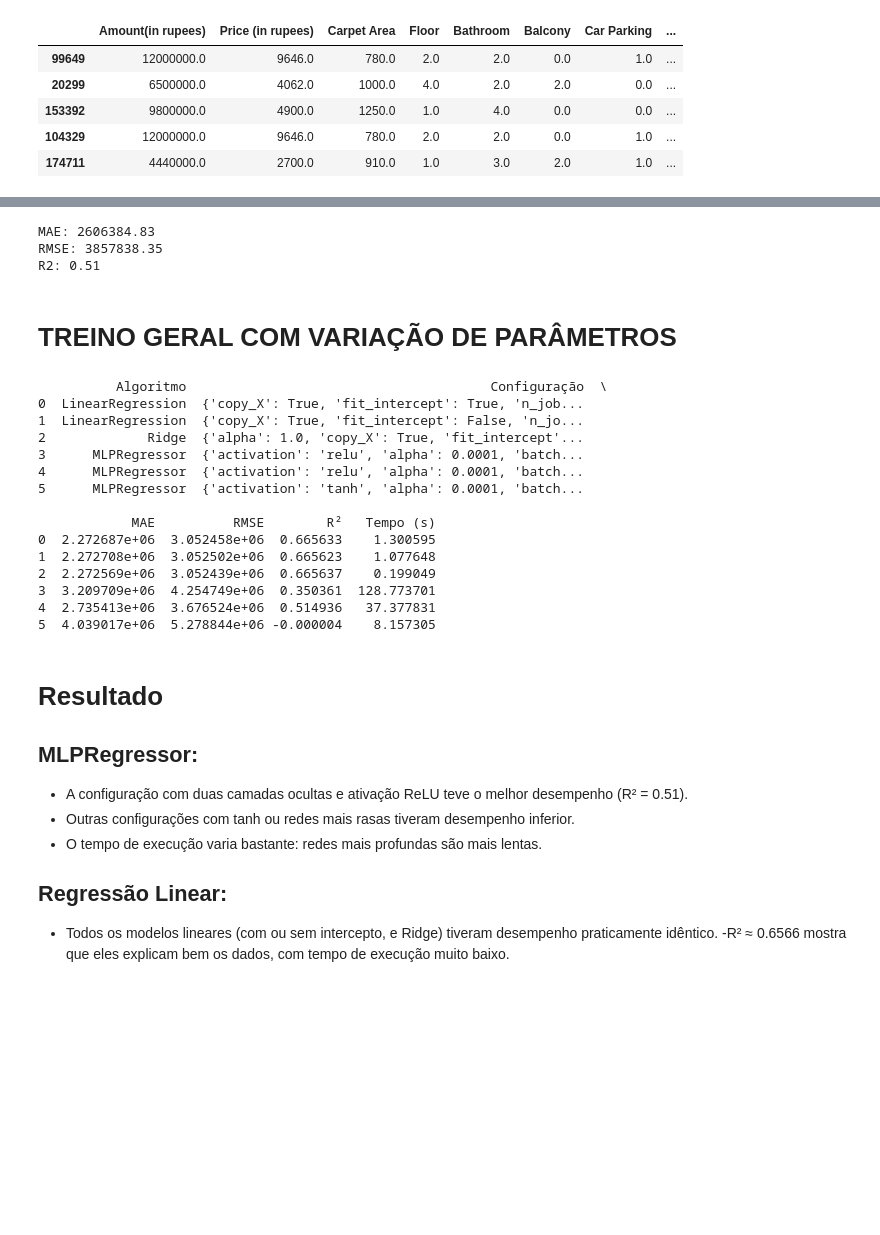
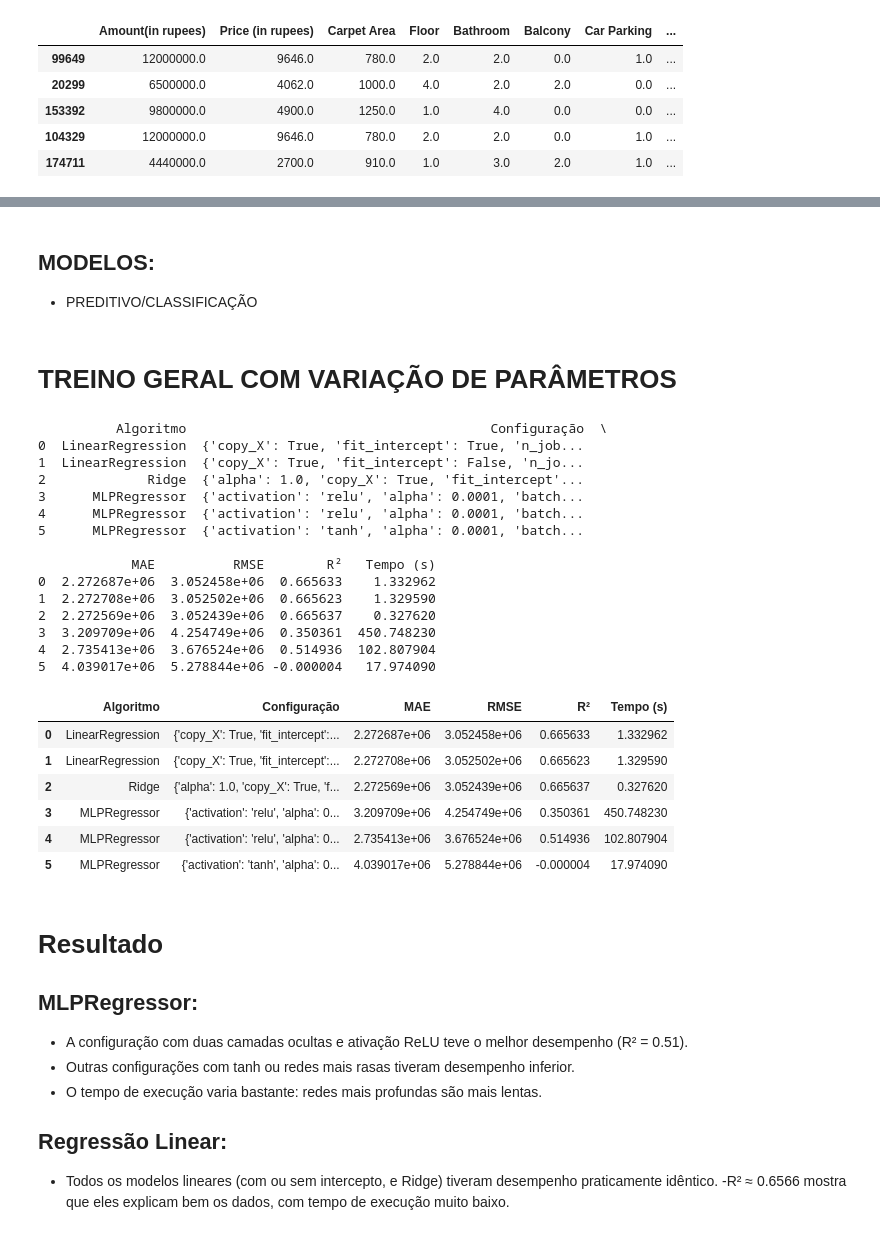
Before and after one commit to Carlos-Eduardo-Ribeiro/projeto-cadeira-inteligencia-artificial-bbc-ufrpe, a Jupyter notebook: main/script.ipynb, the cells around one changed output, grey strips where cells are left out. Saved outputs shown, nothing was run; the diff lists cells and outputs as text; code cells hidden in the pictures; blank space fills up the shorter version.

```diff
--- a/main/script.ipynb
+++ b/main/script.ipynb
@@ -56,3 +67,5 @@ import joblib
+# %%
+df = pd.read_csv(r'..\dados brutos\house_prices.csv')
 # %% [markdown]
 # FUNÇÕES DE TRATAMENTO
 # %%
@@ -163,5 +188,3 @@ def test_avaliate(model, x_val, y_val):
-# %%
-df = pd.read_csv(r'..\dados\house_prices.csv')
 # %% [markdown]
 # ANÁLISE INICIAL
 # %%
@@ -642,10 +630,3 @@ R2: 0.88
 # Divisão dos dados de validação
 x_val = df_validation_encoded.drop(columns=['Amount(in rupees)', 'Price (in rupees)'])
 y_val = df_validation_encoded[['Amount(in rupees)']]
-# %%
-# função para fazer a previsão e avaliar o modelo
-test_avaliate(mlp, x_val, y_val)
-# %% [output]
-MAE: 2606384.83
-RMSE: 3857838.35
-R2: 0.51
@@ -654,33 +633,10 @@ test_avaliate(mlp, x_val, y_val)
+# %% [markdown]
+## MODELOS:
+
+- PREDITIVO/CLASSIFICAÇÃO
 # %% [markdown]
 # TREINO GERAL COM VARIAÇÃO DE PARÂMETROS
 # %%
-import time
-import numpy as np
-import pandas as pd
-from sklearn.metrics import mean_absolute_error, mean_squared_error, r2_score
-from sklearn.linear_model import LinearRegression, Ridge
-from sklearn.neural_network import MLPRegressor
-
-def evaluate_model(model, X_train, X_test, y_train, y_test, name):
-    start = time.time()
-    model.fit(X_train, y_train)
-    y_pred = model.predict(X_test)
-    elapsed = time.time() - start
-
-    mae = mean_absolute_error(y_test, y_pred)
-    mse = mean_squared_error(y_test, y_pred)       # sem 'squared'
-    rmse = np.sqrt(mse)                            # RMSE = sqrt(MSE)
-    r2 = r2_score(y_test, y_pred)
-
-    return {
-        "Algoritmo": name,
-        "Configuração": str(model.get_params()),
-        "MAE": mae,
-        "RMSE": rmse,
-        "R²": r2,
-        "Tempo (s)": elapsed
-    }
-
 # exemplos de modelos
 linear_models = [
     LinearRegression(),
@@ -711,12 +667,22 @@ print(df_results)
 5      MLPRegressor  {'activation': 'tanh', 'alpha': 0.0001, 'batch...
 
             MAE          RMSE        R²   Tempo (s)
-0  2.272687e+06  3.052458e+06  0.665633    1.300595
-1  2.272708e+06  3.052502e+06  0.665623    1.077648
-2  2.272569e+06  3.052439e+06  0.665637    0.199049
-3  3.209709e+06  4.254749e+06  0.350361  128.773701
-4  2.735413e+06  3.676524e+06  0.514936   37.377831
-5  4.039017e+06  5.278844e+06 -0.000004    8.157305
+0  2.272687e+06  3.052458e+06  0.665633    1.332962
+1  2.272708e+06  3.052502e+06  0.665623    1.329590
+2  2.272569e+06  3.052439e+06  0.665637    0.327620
+3  3.209709e+06  4.254749e+06  0.350361  450.748230
+4  2.735413e+06  3.676524e+06  0.514936  102.807904
+5  4.039017e+06  5.278844e+06 -0.000004   17.974090
+# %%
+df_results
+# %% [output]
+|  | Algoritmo | Configuração | MAE | RMSE | R² | Tempo (s) |
+| 0 | LinearRegression | {'copy_X': True, 'fit_intercept':... | 2.272687e+06 | 3.052458e+06 | 0.665633 | 1.332962 |
+| 1 | LinearRegression | {'copy_X': True, 'fit_intercept':... | 2.272708e+06 | 3.052502e+06 | 0.665623 | 1.329590 |
+| 2 | Ridge | {'alpha': 1.0, 'copy_X': True, 'f... | 2.272569e+06 | 3.052439e+06 | 0.665637 | 0.327620 |
+| 3 | MLPRegressor | {'activation': 'relu', 'alpha': 0... | 3.209709e+06 | 4.254749e+06 | 0.350361 | 450.748230 |
+| 4 | MLPRegressor | {'activation': 'relu', 'alpha': 0... | 2.735413e+06 | 3.676524e+06 | 0.514936 | 102.807904 |
+| 5 | MLPRegressor | {'activation': 'tanh', 'alpha': 0... | 4.039017e+06 | 5.278844e+06 | -0.000004 | 17.974090 |
 # %% [markdown]
 # Resultado
 
```
Also changed, not shown: parts of 19 cells of this notebook, 1 other file.
